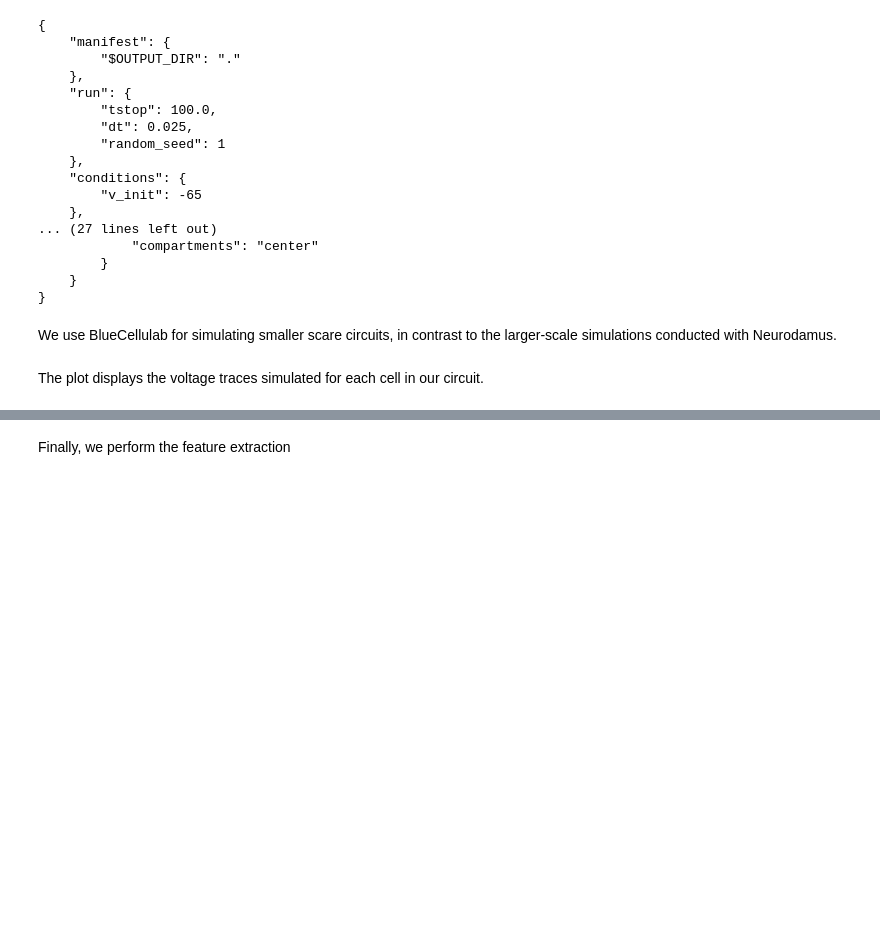
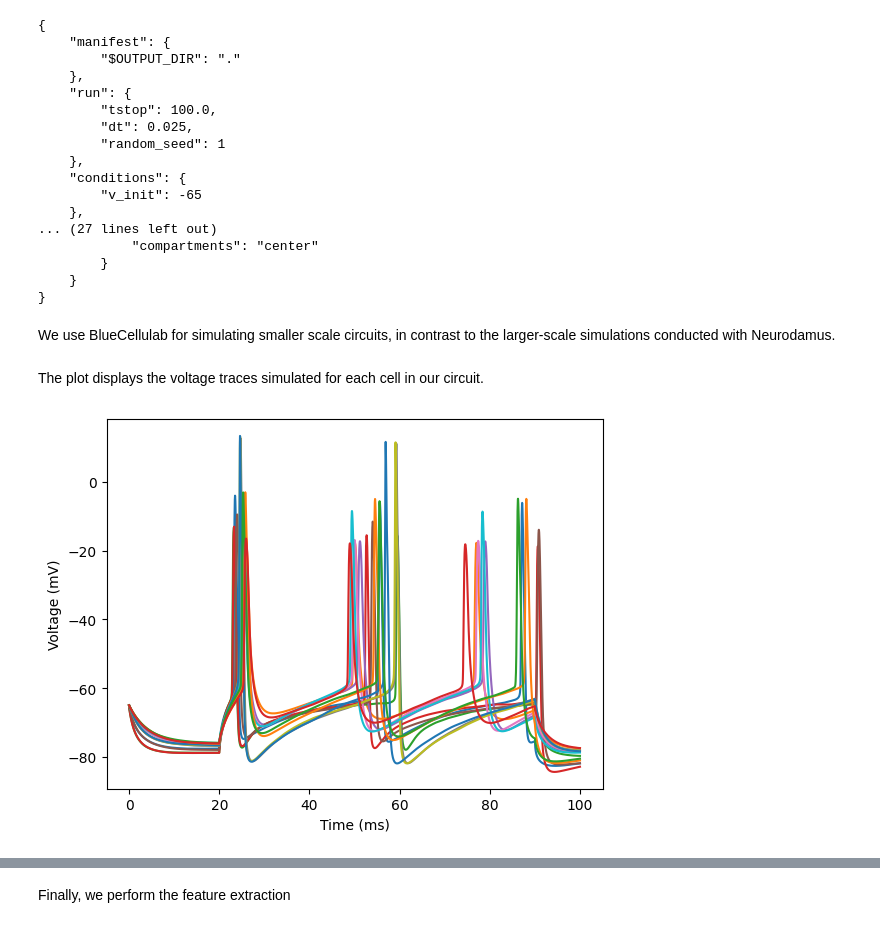
Before and after one commit to BlueBrain/eFEL, a Jupyter notebook: examples/sonata-network/sonata-network.ipynb, the cells around one changed output, grey strips where cells are left out. Saved outputs shown, nothing was run; the diff lists cells and outputs as text; code cells hidden in the pictures; blank space fills up the shorter version.

```diff
--- a/examples/sonata-network/sonata-network.ipynb
+++ b/examples/sonata-network/sonata-network.ipynb
@@ -40,7 +40,7 @@ print(json.dumps(simulation_config_dict, indent=4))
     }
 }
 # %% [markdown]
-We use BlueCellulab for simulating smaller scare circuits, in contrast to the larger-scale simulations conducted with Neurodamus.
+We use BlueCellulab for simulating smaller scale circuits, in contrast to the larger-scale simulations conducted with Neurodamus.
 # %%
 simulation_config = Path("./") / "simulation_config.json"
 with open(simulation_config) as f:
@@ -59,3 +59,12 @@ t_stop = 100.0
 sim.run(t_stop)
 # %% [markdown]
 The plot displays the voltage traces simulated for each cell in our circuit.
+# %%
+for cell_id in sim.cells:
+    time = sim.get_time_trace()
+    voltage = sim.get_voltage_trace(cell_id)
+    plt.plot(time, voltage, label=cell_id)
+    plt.xlabel("Time (ms)")
+    plt.ylabel("Voltage (mV)")
+# %% [output]
+[figure, added]
```
Also changed, not shown: parts of 10 cells of this notebook.
